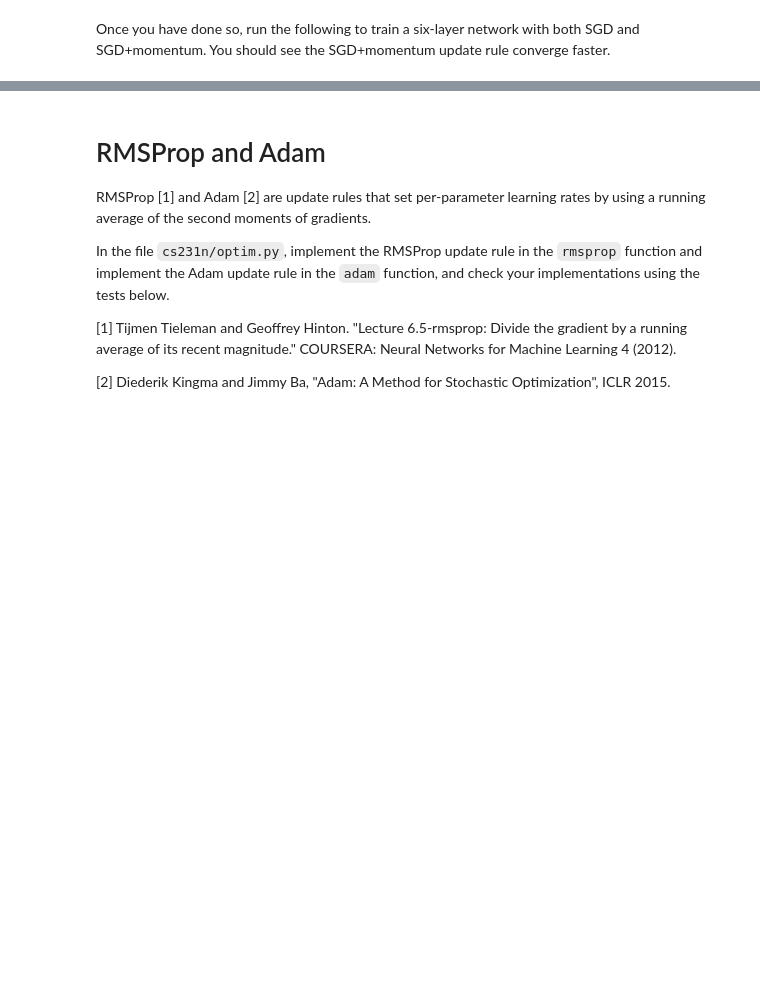
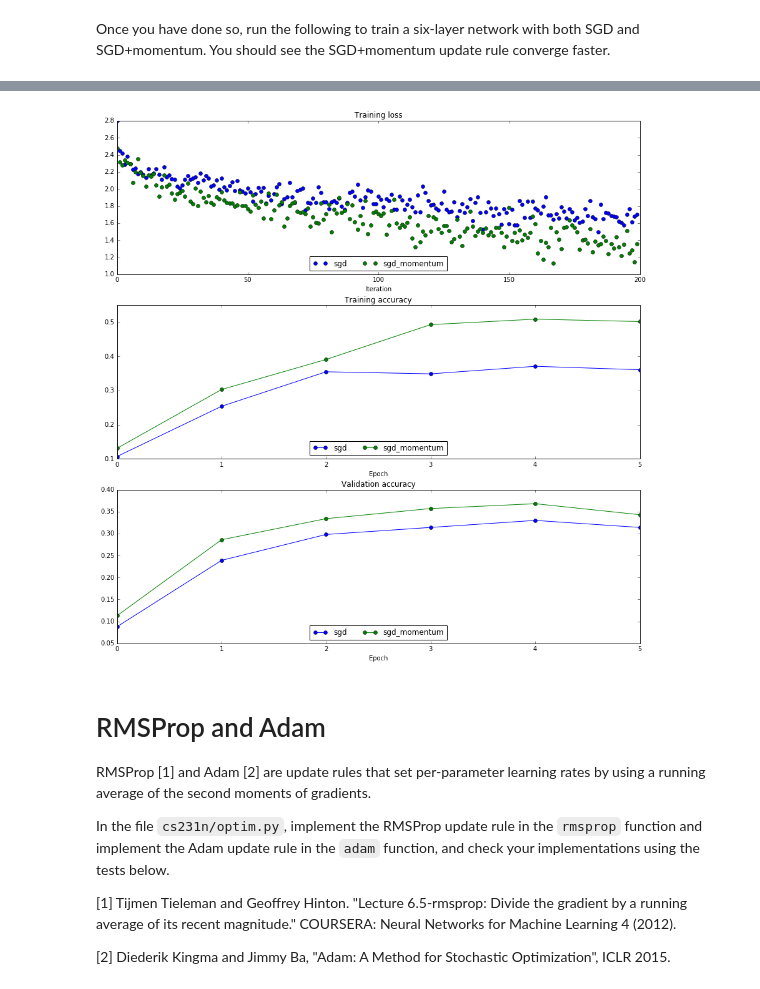
Before and after one commit to muneebaadil/CS231n---Convolutional-Neural-Networks-for-Visual-Recognition-Stanford-, a Jupyter notebook: assignment2/FullyConnectedNets.ipynb, the cells around one changed output, grey strips where cells are left out. Drawn from its saved outputs; the diff is of its cells as text; code cells hidden in the pictures; blank space fills up the shorter version.

```diff
--- a/assignment2/FullyConnectedNets.ipynb
+++ b/assignment2/FullyConnectedNets.ipynb
@@ -597,6 +597,7 @@ for update_rule, solver in solvers.iteritems():
 
 for i in [1, 2, 3]:
   plt.subplot(3, 1, i)
-  plt.legend(loc='upper center', ncol=4)
+  plt.legend(loc='lower center', ncol=4)
 plt.gcf().set_size_inches(15, 15)
 plt.show()
+# %% [output]
@@ -603,3 +621,4 @@ plt.show()
+[figure, added]
 # %% [markdown]
 # RMSProp and Adam
 RMSProp [1] and Adam [2] are update rules that set per-parameter learning rates by using a running average of the second moments of gradients.
```
Also changed, not shown: parts of 2 cells of this notebook, 1 other file.
